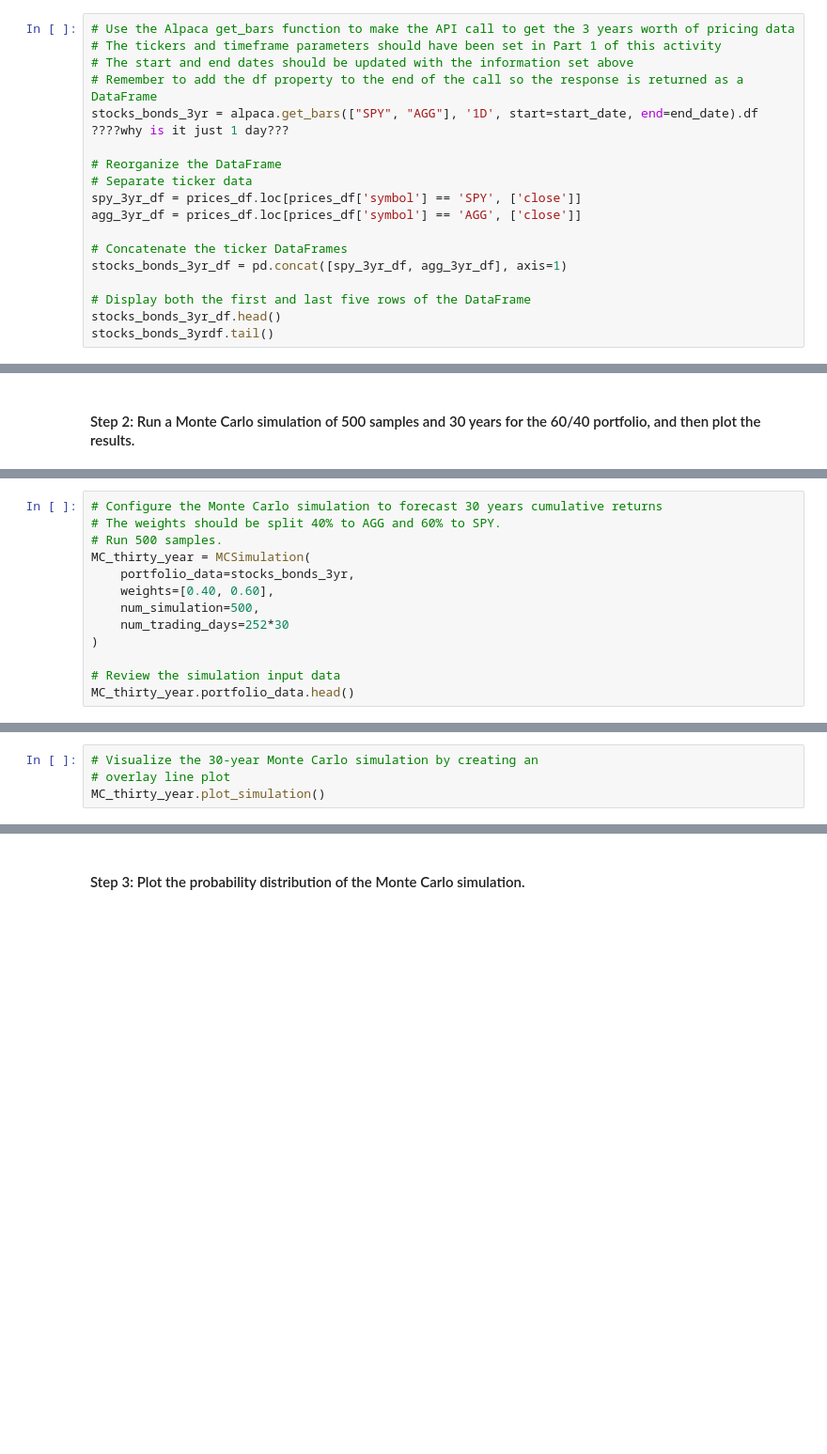
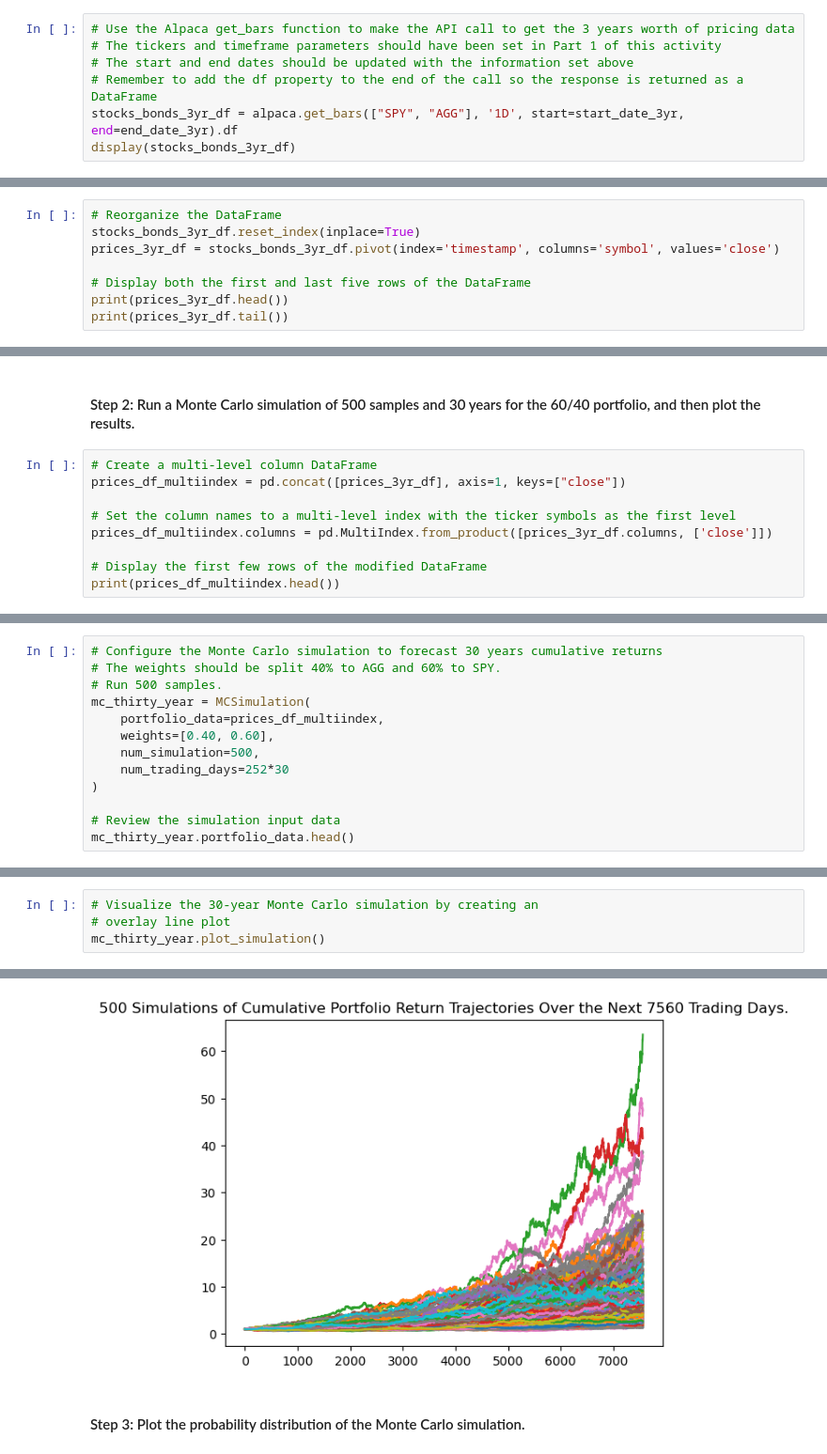
Before and after one commit to supersilver1978/financial_planning, a Jupyter notebook: financial_planning_tools.ipynb, the cells around one changed output, grey strips where cells are left out. Shown at 94% size. Cells and saved outputs as stored; diff of their text form; blank space fills up the shorter version.

```diff
--- a/financial_planning_tools.ipynb
+++ b/financial_planning_tools.ipynb
@@ -421,17 +455,5 @@ end_date_3yr = pd.Timestamp("2023-04-18", tz="America/New_York").isoformat()
 # The tickers and timeframe parameters should have been set in Part 1 of this activity
 # The start and end dates should be updated with the information set above
 # Remember to add the df property to the end of the call so the response is returned as a DataFrame
-stocks_bonds_3yr = alpaca.get_bars(["SPY", "AGG"], '1D', start=start_date, end=end_date).df
-????why is it just 1 day???
-
-# Reorganize the DataFrame
-# Separate ticker data
-spy_3yr_df = prices_df.loc[prices_df['symbol'] == 'SPY', ['close']]
-agg_3yr_df = prices_df.loc[prices_df['symbol'] == 'AGG', ['close']]
-
-# Concatenate the ticker DataFrames
-stocks_bonds_3yr_df = pd.concat([spy_3yr_df, agg_3yr_df], axis=1)
-
-# Display both the first and last five rows of the DataFrame
-stocks_bonds_3yr_df.head()
-stocks_bonds_3yrdf.tail()
+stocks_bonds_3yr_df = alpaca.get_bars(["SPY", "AGG"], '1D', start=start_date_3yr, end=end_date_3yr).df
+display(stocks_bonds_3yr_df)
@@ -437,0 +491,8 @@ stocks_bonds_3yrdf.tail()
+# %%
+# Reorganize the DataFrame
+stocks_bonds_3yr_df.reset_index(inplace=True)
+prices_3yr_df = stocks_bonds_3yr_df.pivot(index='timestamp', columns='symbol', values='close')
+
+# Display both the first and last five rows of the DataFrame
+print(prices_3yr_df.head())
+print(prices_3yr_df.tail())
@@ -438,2 +514,11 @@ stocks_bonds_3yrdf.tail()
 # %% [markdown]
 #### Step 2: Run a Monte Carlo simulation of 500 samples and 30 years for the 60/40 portfolio, and then plot the results.
+# %%
+# Create a multi-level column DataFrame
+prices_df_multiindex = pd.concat([prices_3yr_df], axis=1, keys=["close"])
+
+# Set the column names to a multi-level index with the ticker symbols as the first level
+prices_df_multiindex.columns = pd.MultiIndex.from_product([prices_3yr_df.columns, ['close']])
+
+# Display the first few rows of the modified DataFrame
+print(prices_df_multiindex.head())
@@ -441,12 +535,12 @@ stocks_bonds_3yrdf.tail()
 # Configure the Monte Carlo simulation to forecast 30 years cumulative returns
 # The weights should be split 40% to AGG and 60% to SPY.
 # Run 500 samples.
-MC_thirty_year = MCSimulation(
-    portfolio_data=stocks_bonds_3yr,
+mc_thirty_year = MCSimulation(
+    portfolio_data=prices_df_multiindex,
     weights=[0.40, 0.60],
     num_simulation=500,
     num_trading_days=252*30
 )
 
 # Review the simulation input data
-MC_thirty_year.portfolio_data.head()
+mc_thirty_year.portfolio_data.head()
@@ -456,4 +601,5 @@ MC_thirty_year.calc_cumulative_return()
 # %%
 # Visualize the 30-year Monte Carlo simulation by creating an
 # overlay line plot
-MC_thirty_year.plot_simulation()
+mc_thirty_year.plot_simulation()
+# %% [output]
@@ -460,3 +607,4 @@ MC_thirty_year.plot_simulation()
+[figure, added]
 # %% [markdown]
 #### Step 3: Plot the probability distribution of the Monte Carlo simulation.
 # %%
```
Also changed, not shown: parts of 41 cells of this notebook.
